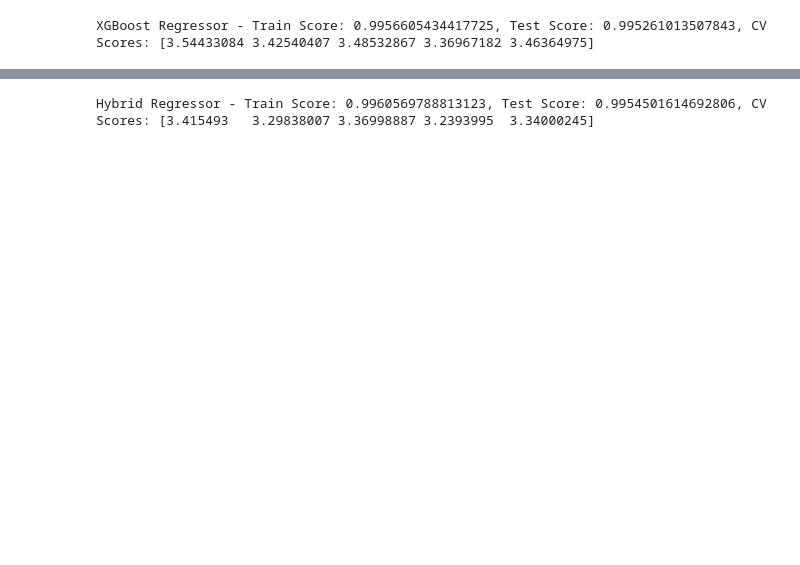
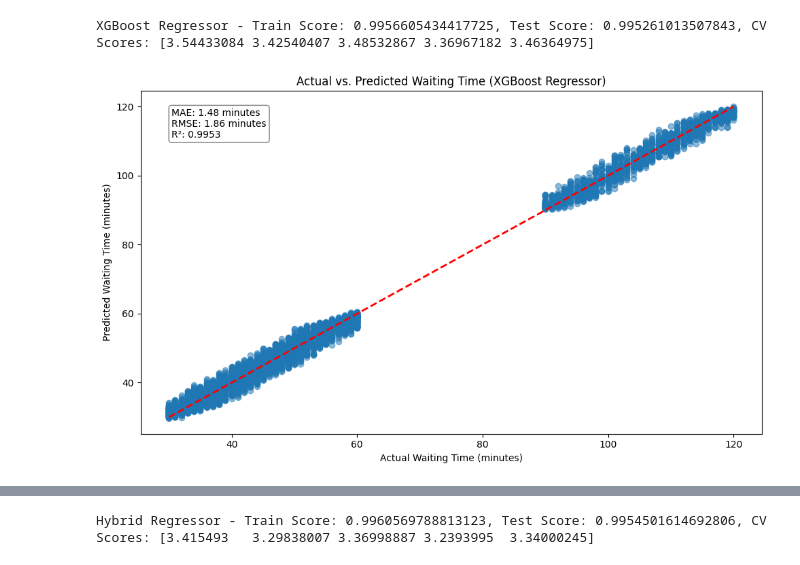
Before and after one commit to wamaithajoy/Wapi_Daktari, a Jupyter notebook: notebooks/2_Model_Training.ipynb, the cells around one changed output, grey strips where cells are left out. Saved outputs shown, nothing was run; the diff lists cells and outputs as text; code cells hidden in the pictures; blank space fills up the shorter version.

```diff
--- a/notebooks/2_Model_Training.ipynb
+++ b/notebooks/2_Model_Training.ipynb
@@ -193,3 +266,29 @@ train_score_xgb_reg, test_score_xgb_reg, cv_scores_xgb_reg = evaluate_model(best
 print(f'XGBoost Regressor - Train Score: {train_score_xgb_reg}, Test Score: {test_score_xgb_reg}, CV Scores: {cv_scores_xgb_reg}')
 # %% [output]
 XGBoost Regressor - Train Score: 0.9956605434417725, Test Score: 0.995261013507843, CV Scores: [3.54433084 3.42540407 3.48532867 3.36967182 3.46364975]
+# %%
+# Get predictions from the XGBoost model
+y_pred_xgb = best_xgb_regressor.predict(X_test_reg_scaled)
+
+# Calculate performance metrics
+mae = mean_absolute_error(y_test_reg, y_pred_xgb)
+rmse = np.sqrt(mean_squared_error(y_test_reg, y_pred_xgb))
+r2 = r2_score(y_test_reg, y_pred_xgb)
+
+# Create a scatter plot of predicted vs actual values
+plt.figure(figsize=(10, 6))
+plt.scatter(y_test_reg, y_pred_xgb, alpha=0.5)
+plt.plot([y_test_reg.min(), y_test_reg.max()], [y_test_reg.min(), y_test_reg.max()], 'r--', lw=2)
+plt.xlabel('Actual Waiting Time (minutes)')
+plt.ylabel('Predicted Waiting Time (minutes)')
+plt.title('Actual vs. Predicted Waiting Time (XGBoost Regressor)')
+
+# Added text box with performance metrics
+plt.text(0.05, 0.95, f'MAE: {mae:.2f} minutes\nRMSE: {rmse:.2f} minutes\nR²: {r2:.4f}',
+         transform=plt.gca().transAxes, verticalalignment='top',
+         bbox=dict(boxstyle='round', facecolor='white', alpha=0.5))
+
+plt.tight_layout()
+plt.show()
+# %% [output]
+[figure, added]
```
Also changed, not shown: parts of 23 cells of this notebook, 3 other files.
